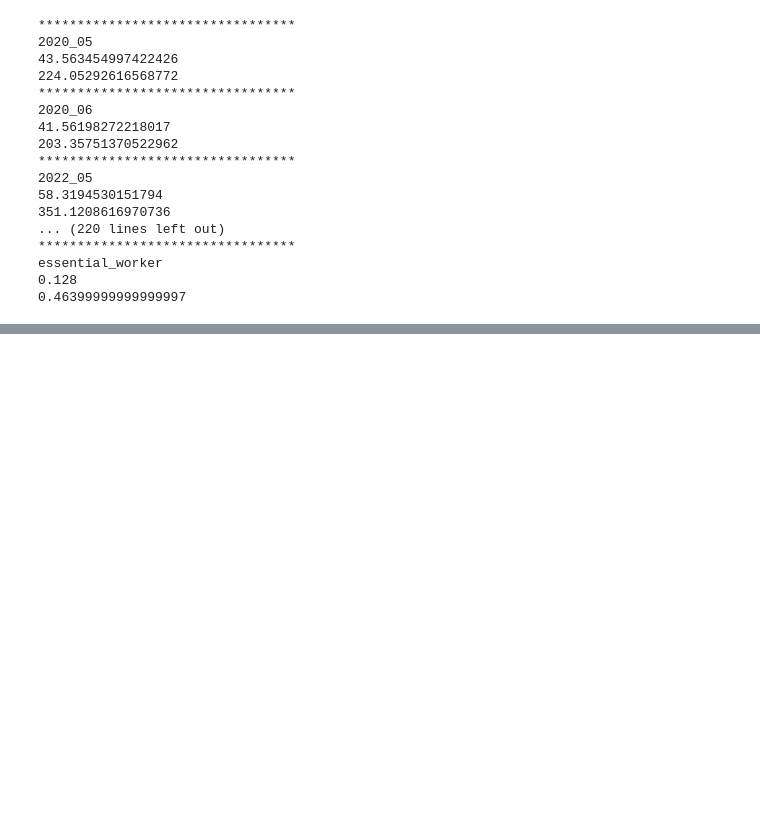
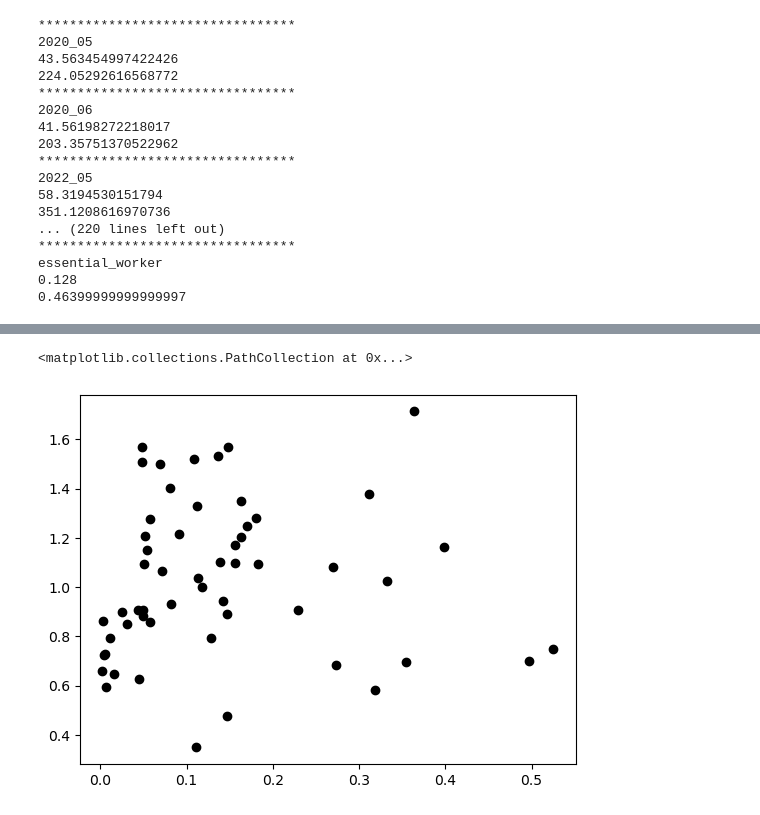
Before and after one commit to suyanpengzhang/Traffic-Analysis, a Jupyter notebook: Regression Sensors -- Zip Code Level.ipynb, the cells around one changed output, grey strips where cells are left out. Saved outputs shown, nothing was run; the diff lists cells and outputs as text; code cells hidden in the pictures; blank space fills up the shorter version.

```diff
--- a/Regression Sensors -- Zip Code Level.ipynb
+++ b/Regression Sensors -- Zip Code Level.ipynb
@@ -859,0 +887,5 @@ essential_worker
+# %%
+plt.scatter(flow['asian_ratio'],flow['average_percentage_change'],color='black')
+# %% [output]
+<matplotlib.collections.PathCollection at 0x...>
+[figure, added]
```
Also changed, not shown: parts of 12 cells of this notebook, 3 other files.
